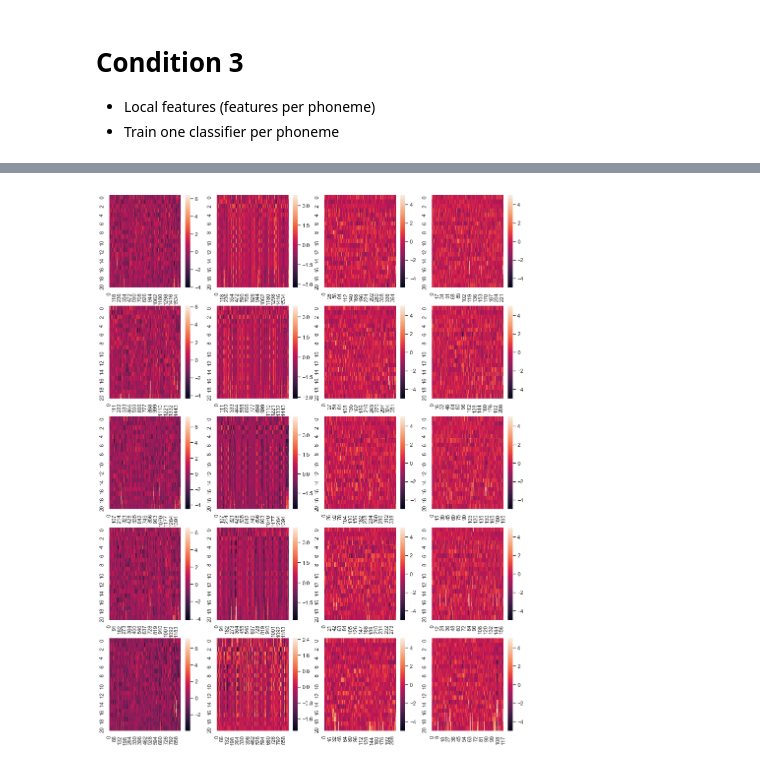
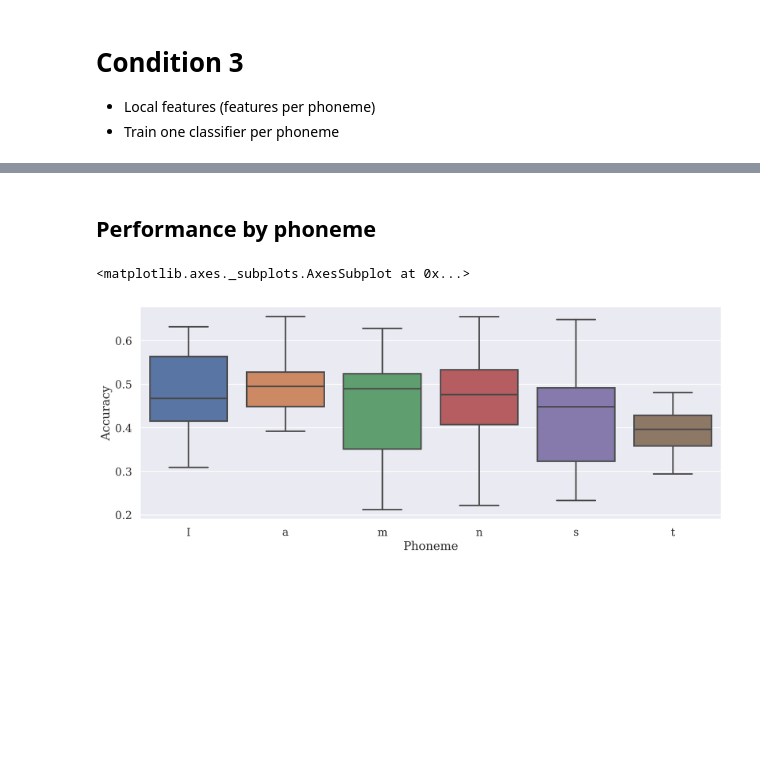
Before and after one commit to flembr/affect_recognition_hci, a Jupyter notebook: Using Tags.ipynb, the cells around one changed output, grey strips where cells are left out. Saved outputs shown, nothing was run; the diff lists cells and outputs as text; code cells hidden in the pictures; blank space fills up the shorter version.

```diff
--- a/Using Tags.ipynb
+++ b/Using Tags.ipynb
@@ -108,7 +113,7 @@ def aggregate_score(predictions,IDs,dh):
         p = np.mean(p,axis=0)
         pred.append(np.argmax(p))
         labels.append(dh.emotion_from_ID(x))
-    return accuracy_score(pred,labels)
+    return accuracy_score(pred,labels), pred, labels
 # %%
 df_2 = dh.build_feature_data(condition=2)
 # %% [output]
@@ -158,7 +176,7 @@ KeyboardInterrupt:
 # %%
 valid_phonemes = list(''.join([string.ascii_letters,string.digits,'@']))
 df_3 = df_2[df_2.phoneme.isin(valid_phonemes)]
-common_phonemes = {phoneme: count for phoneme,count in Counter(df_3.phoneme).most_common(5)}
+common_phonemes = {phoneme: count for phoneme,count in Counter(df_3.phoneme).most_common(6)}
 df_3 = df_3[df_3.phoneme.isin(common_phonemes)]
 common_phonemes
 # %% [output]
@@ -371,18 +254,0 @@ g: 0.4666666666666667
-# %%
-fig,ax = plt.subplots(ncols=4,nrows=n_phonemes,figsize=(15,4*n_phonemes))
-for i,tup in enumerate(Counter(df.phoneme.tolist()).most_common(n_phonemes)):
-    phoneme, count = tup
-    tmp = df[(df.phoneme == phoneme)]
-    stack = np.stack(tmp.mfcc.tolist())
-    scaler = StandardScaler()
-    stack = scaler.fit_transform(stack)
-    pca = PCA(n_components=3, whiten=True)
-    pca.fit(stack)
-    inv_transform = pca.inverse_transform(pca.transform(stack))
-    reconstruction_error = stack-inv_transform
-    sns.heatmap(stack.T,ax=ax[i,0])
-    sns.heatmap(inv_transform.T,ax=ax[i,1])
-    sns.heatmap(reconstruction_error[tmp.emotion == 'anger'].T,ax=ax[i,2],vmin=-5,vmax=5)
-    sns.heatmap(reconstruction_error[tmp.emotion == 'happiness'].T,ax=ax[i,3],vmin=-5,vmax=5)
-# %% [output]
-[figure, removed]
@@ -388,0 +267,14 @@ for i,tup in enumerate(Counter(df.phoneme.tolist()).most_common(n_phonemes)):
+# %% [markdown]
+## Performance by phoneme
+# %%
+df = pd.DataFrame()
+for i,k in enumerate(phoneme_dict):
+    df = pd.concat([df,pd.DataFrame(phoneme_dict[k]).T])
+df = df.reset_index()
+# %%
+sns.set_context('talk')
+plt.figure(figsize=(16,6),dpi=200)
+sns.boxplot(x='Phoneme',y='Accuracy',whis=2,data=pd.melt(df,id_vars='index',var_name='Phoneme',value_name='Accuracy'))
+# %% [output]
+<matplotlib.axes._subplots.AxesSubplot at 0x...>
+[figure, added]
```
Also changed, not shown: parts of 16 cells of this notebook, 14 other files.
